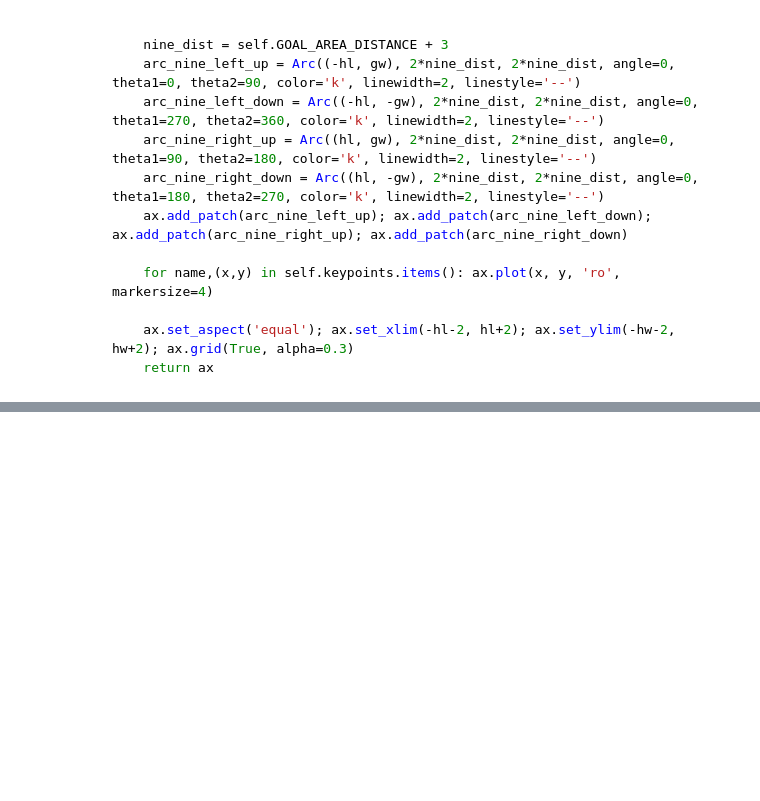
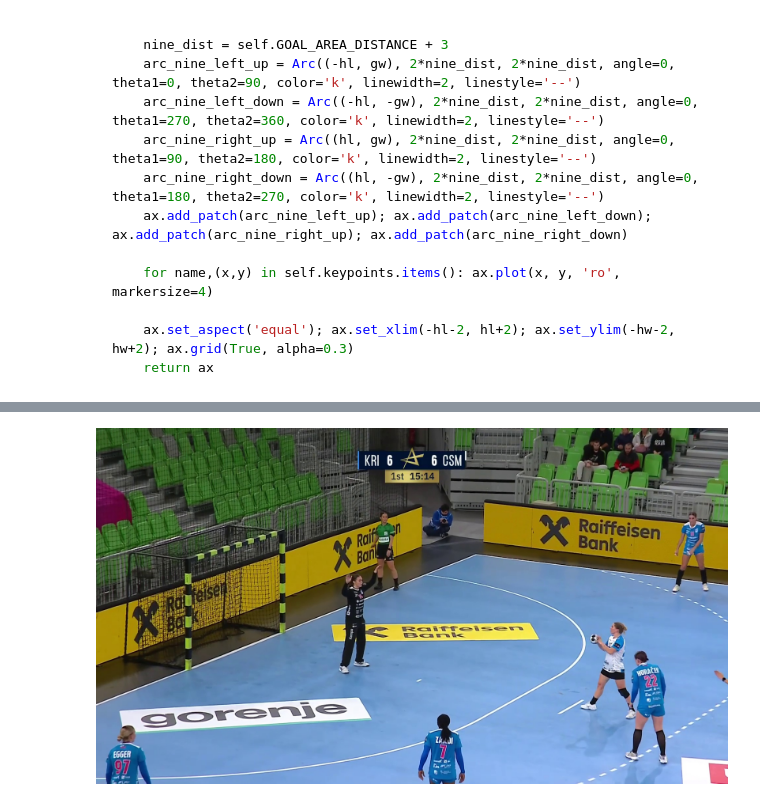
Before and after one commit to gothera/handball_ai, a Jupyter notebook: pitch_dup1.ipynb, the cells around one changed output, grey strips where cells are left out. Cells and saved outputs as stored; diff of their text form; code cells hidden in the pictures; blank space fills up the shorter version.

```diff
--- a/pitch_dup1.ipynb
+++ b/pitch_dup1.ipynb
@@ -219,0 +234,7 @@ h.draw_pitch()
+# %%
+from PIL import Image
+
+img = Image.open('sampled_frames/frame_003.jpg')
+img
+# %% [output]
+[figure, added]
```
Also changed, not shown: parts of 6 cells of this notebook, 2 other files.
